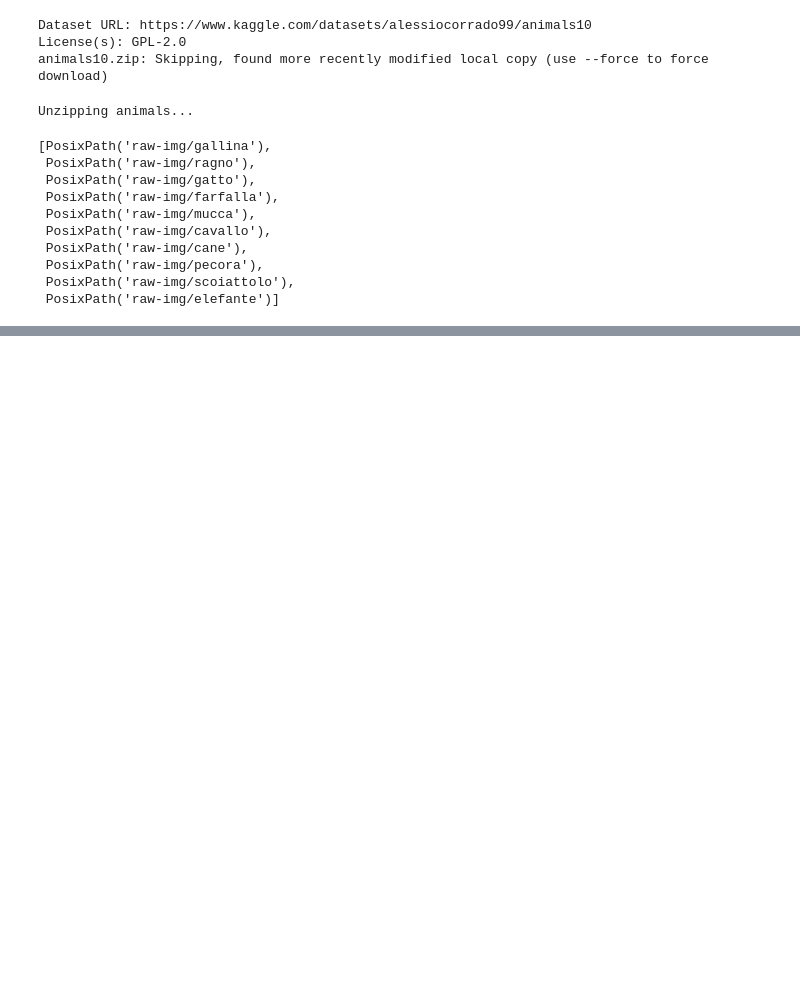
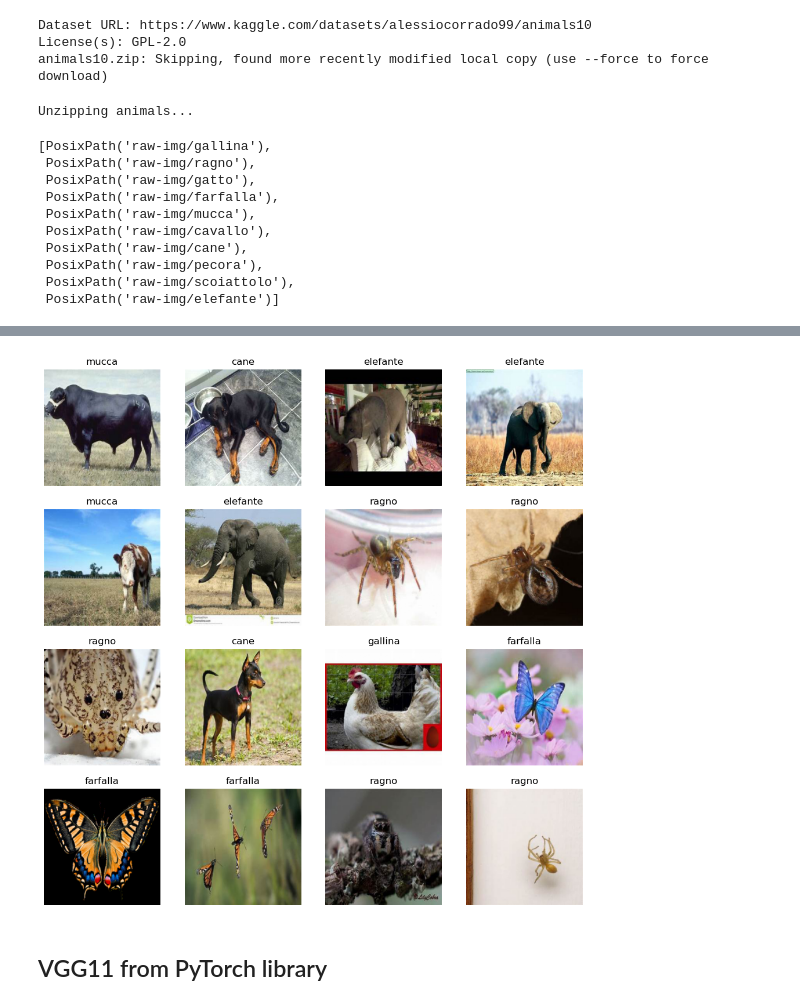
Before and after one commit to neddanedda/PyTorch_course, a Jupyter notebook: Animals_10.ipynb, the cells around one changed output, grey strips where cells are left out. Saved outputs shown, nothing was run; the diff lists cells and outputs as text; code cells hidden in the pictures; blank space fills up the shorter version.

```diff
--- a/Animals_10.ipynb
+++ b/Animals_10.ipynb
@@ -107,0 +106,10 @@ os.rmdir(animal_folders[1].parent)
+# %%
+data_transform = transforms.Compose([
+    transforms.Resize(size=(224, 224)),
+    transforms.ToTensor()
+])
+# %%
+train_data = datasets.ImageFolder(root=train_dir,
+                                  transform=data_transform,
+                                  target_transform=None)
+len(train_data)
@@ -107,0 +118,5 @@ os.rmdir(animal_folders[1].parent)
+# %%
+test_data = datasets.ImageFolder(root=test_dir,
+                                 transform=data_transform,
+                                 target_transform=None)
+len(test_data)
@@ -107,0 +125,3 @@ os.rmdir(animal_folders[1].parent)
+# %%
+class_names = train_data.classes
+class_names
@@ -107,0 +139,13 @@ os.rmdir(animal_folders[1].parent)
+# %%
+plt.figure(figsize=(12, 12))
+
+for j in range(16):
+  plt.subplot(4, 4, j+1)
+  random_image = random.choice(range(len(test_data)))
+  plt.imshow(test_data[random_image][0].permute(1, 2, 0))
+  plt.title(class_names[test_data[random_image][1]])
+  plt.axis(False);
+# %% [output]
+[figure, added]
+# %% [markdown]
+## VGG11 from PyTorch library
```
Also changed, not shown: parts of 23 cells of this notebook.
